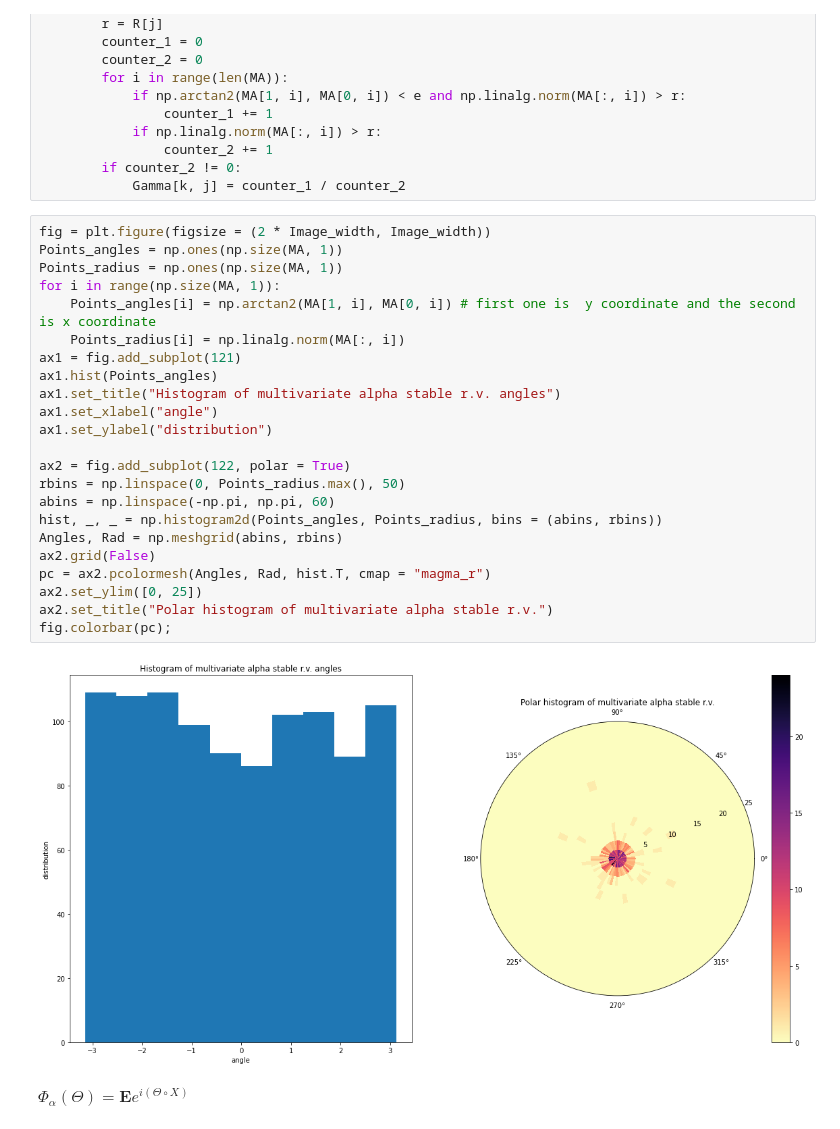
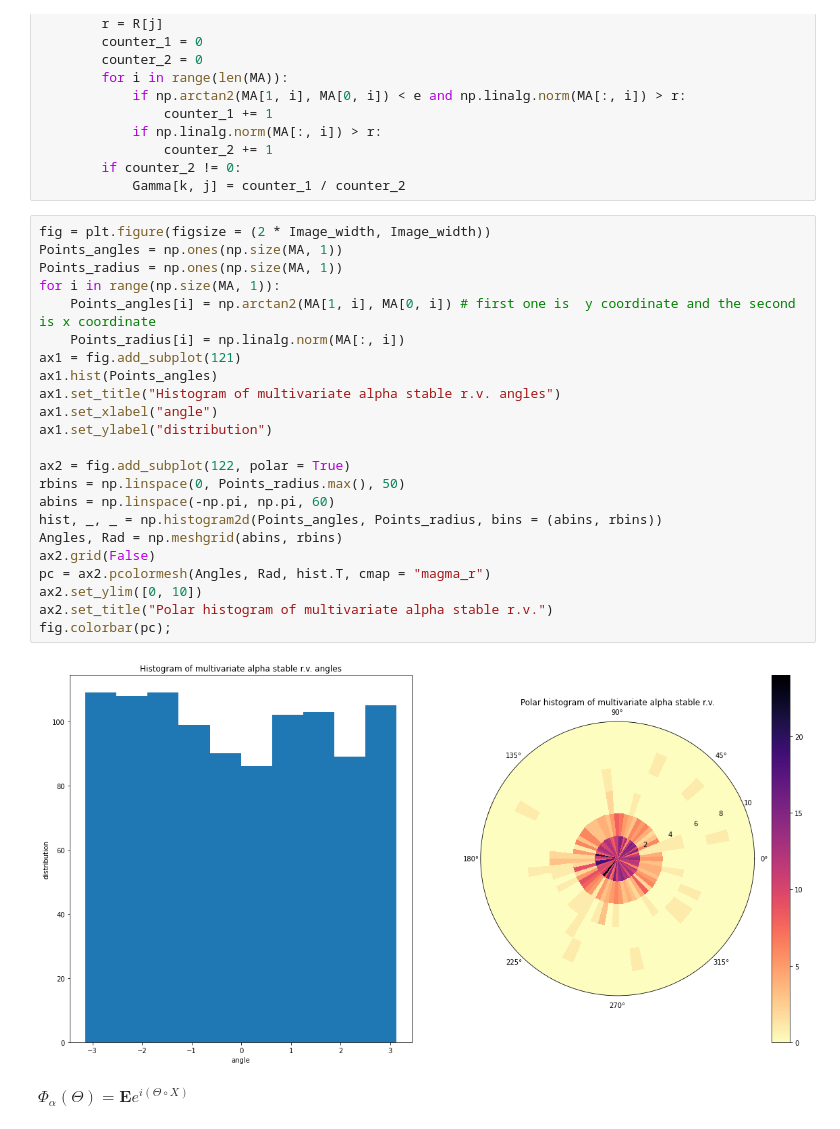
Before and after one commit to chwilko/CSoS, a Jupyter notebook: Python3/Task_list_2/Data_analysis.ipynb, the cells around one changed output. Cells and saved outputs as stored; diff of their text form.

```diff
--- a/Python3/Task_list_2/Data_analysis.ipynb
+++ b/Python3/Task_list_2/Data_analysis.ipynb
@@ -139,28 +139,28 @@ for k in range(len(E)):
 # %%
 fig = plt.figure(figsize = (2 * Image_width, Image_width))
 Points_angles = np.ones(np.size(MA, 1))
 Points_radius = np.ones(np.size(MA, 1))
 for i in range(np.size(MA, 1)):
     Points_angles[i] = np.arctan2(MA[1, i], MA[0, i]) # first one is  y coordinate and the second is x coordinate
     Points_radius[i] = np.linalg.norm(MA[:, i])
 ax1 = fig.add_subplot(121)
 ax1.hist(Points_angles)
 ax1.set_title("Histogram of multivariate alpha stable r.v. angles")
 ax1.set_xlabel("angle")
 ax1.set_ylabel("distribution")
 
 ax2 = fig.add_subplot(122, polar = True)
 rbins = np.linspace(0, Points_radius.max(), 50)
 abins = np.linspace(-np.pi, np.pi, 60)
 hist, _, _ = np.histogram2d(Points_angles, Points_radius, bins = (abins, rbins))
 Angles, Rad = np.meshgrid(abins, rbins)
 ax2.grid(False)
 pc = ax2.pcolormesh(Angles, Rad, hist.T, cmap = "magma_r")
-ax2.set_ylim([0, 25])
+ax2.set_ylim([0, 10])
 ax2.set_title("Polar histogram of multivariate alpha stable r.v.")
 fig.colorbar(pc);
 # %% [output]
-[figure, old version]
+[figure, new version]
 # %% [markdown]
 $\Phi_{\alpha}(\varTheta) = \mathbf{E}e^{i (\varTheta \circ X)}$
 # %%
```
Also changed, not shown: parts of 9 cells of this notebook, 2 other files.
